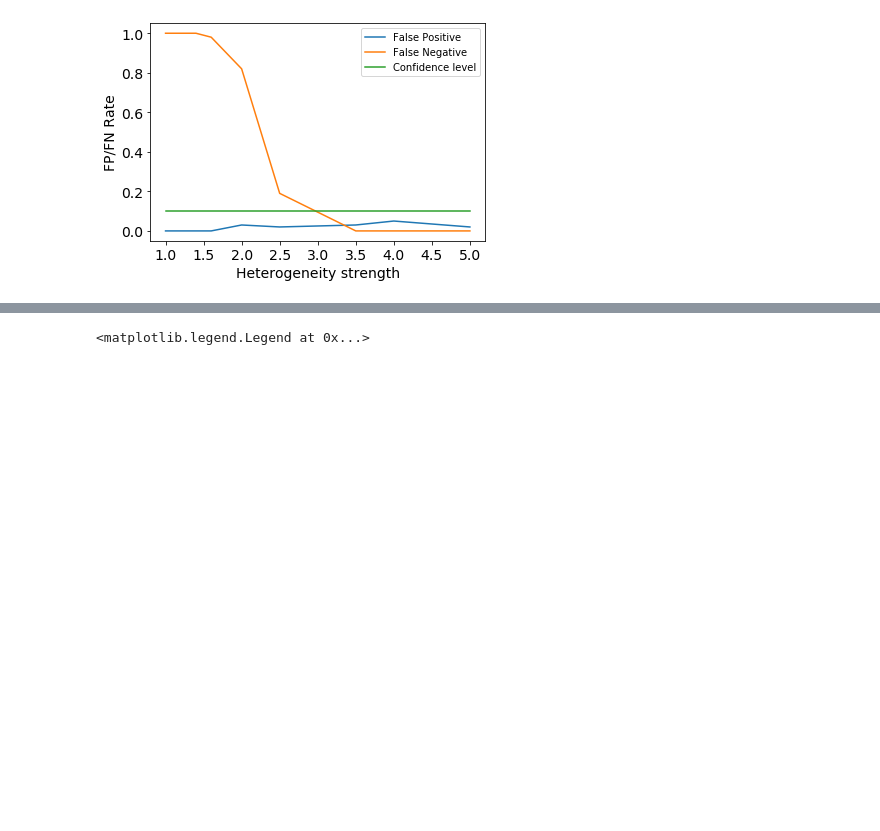
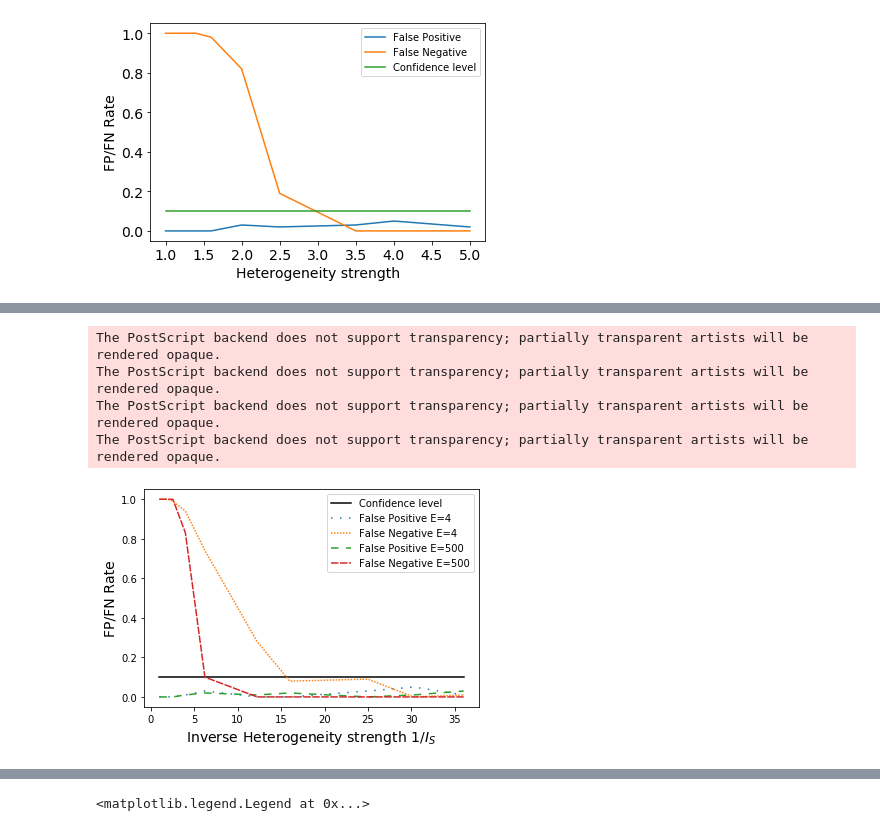
Before and after one commit to AlexanderMey/causal-local-linear, a Jupyter notebook: MainAlgo/IndependentGaussTest.ipynb, the cells around one changed output, grey strips where cells are left out. Drawn from its saved outputs; the diff is of its cells as text; code cells hidden in the pictures; blank space fills up the shorter version.

```diff
--- a/MainAlgo/IndependentGaussTest.ipynb
+++ b/MainAlgo/IndependentGaussTest.ipynb
@@ -493,0 +617,17 @@ The PostScript backend does not support transparency; partially transparent arti
+# %%
+plt.plot(np.array(hetero)**2,0.1*np.ones((len(hetero))),label='Confidence level',color='black')
+plt.plot(np.array(hetero)**2,fpsmall,label='False Positive E=4',linestyle=(0, (1, 5)))
+plt.plot(np.array(hetero)**2,fnsmall,label='False Negative E=4',linestyle=(0, (1, 1)))
+plt.plot(np.array(hetero)**2,fplarge,label='False Positive E=500',linestyle=(0, (5, 5)))
+plt.plot(np.array(hetero)**2,fnlarge,label='False Negative E=500',linestyle=(0, (5, 1)))
+plt.xlabel(r'Inverse Heterogeneity strength ${1}/{I_S}$',fontsize=14)
+plt.ylabel('FP/FN Rate',fontsize=14)
+ax.set_xlim(xmin=1)
+plt.legend()
+plt.savefig('Figures/HeterochangeGAPBIGESMALLE.eps',bbox_inches="tight", format='eps')
+# %% [output]
+The PostScript backend does not support transparency; partially transparent artists will be rendered opaque.
+The PostScript backend does not support transparency; partially transparent artists will be rendered opaque.
+The PostScript backend does not support transparency; partially transparent artists will be rendered opaque.
+The PostScript backend does not support transparency; partially transparent artists will be rendered opaque.
+[figure, added]
```
Also changed, not shown: parts of 11 cells of this notebook, 5 other files.
